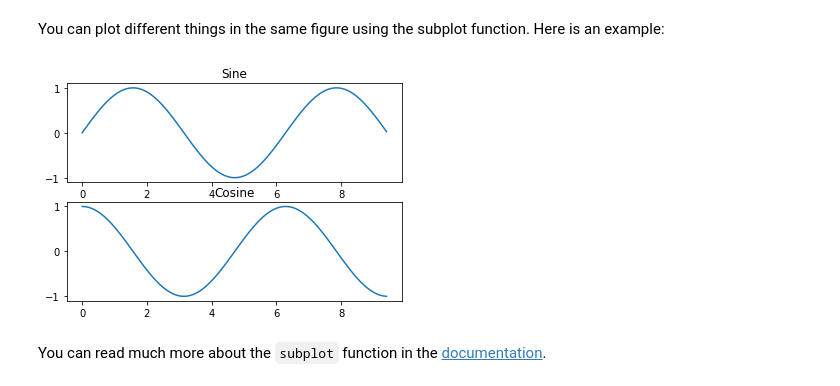
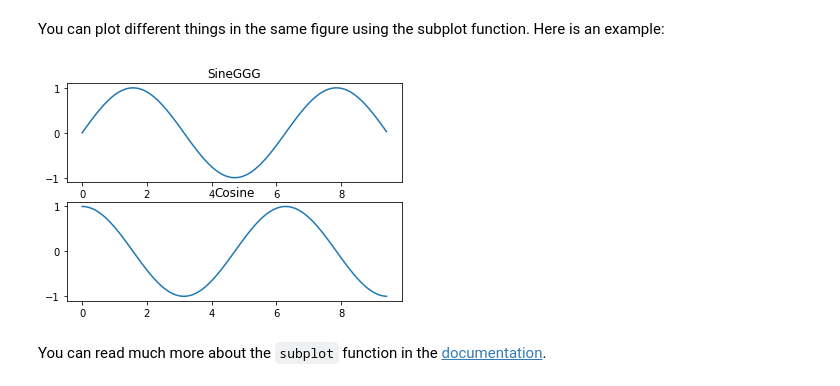
Before and after one commit to zppet/Hello-world, a Jupyter notebook: python-colab.ipynb, the cells around one changed output. Cells and saved outputs as stored; diff of their text form; code cells hidden in the pictures.

```diff
--- a/python-colab.ipynb
+++ b/python-colab.ipynb
@@ -982,25 +982,25 @@ You can plot different things in the same figure using the subplot function. Her
 # %%
 # Compute the x and y coordinates for points on sine and cosine curves
 x = np.arange(0, 3 * np.pi, 0.1)
 y_sin = np.sin(x)
 y_cos = np.cos(x)
 
 # Set up a subplot grid that has height 2 and width 1,
 # and set the first such subplot as active.
 plt.subplot(2, 1, 1)
 
 # Make the first plot
 plt.plot(x, y_sin)
-plt.title('Sine')
+plt.title('SineGGG')
 
 # Set the second subplot as active, and make the second plot.
 plt.subplot(2, 1, 2)
 plt.plot(x, y_cos)
 plt.title('Cosine')
 
 # Show the figure.
 plt.show()
 # %% [output]
-[figure, old version]
+[figure, new version]
 # %% [markdown]
 You can read much more about the `subplot` function in the [documentation](http://matplotlib.org/api/pyplot_api.html#matplotlib.pyplot.subplot).
```
